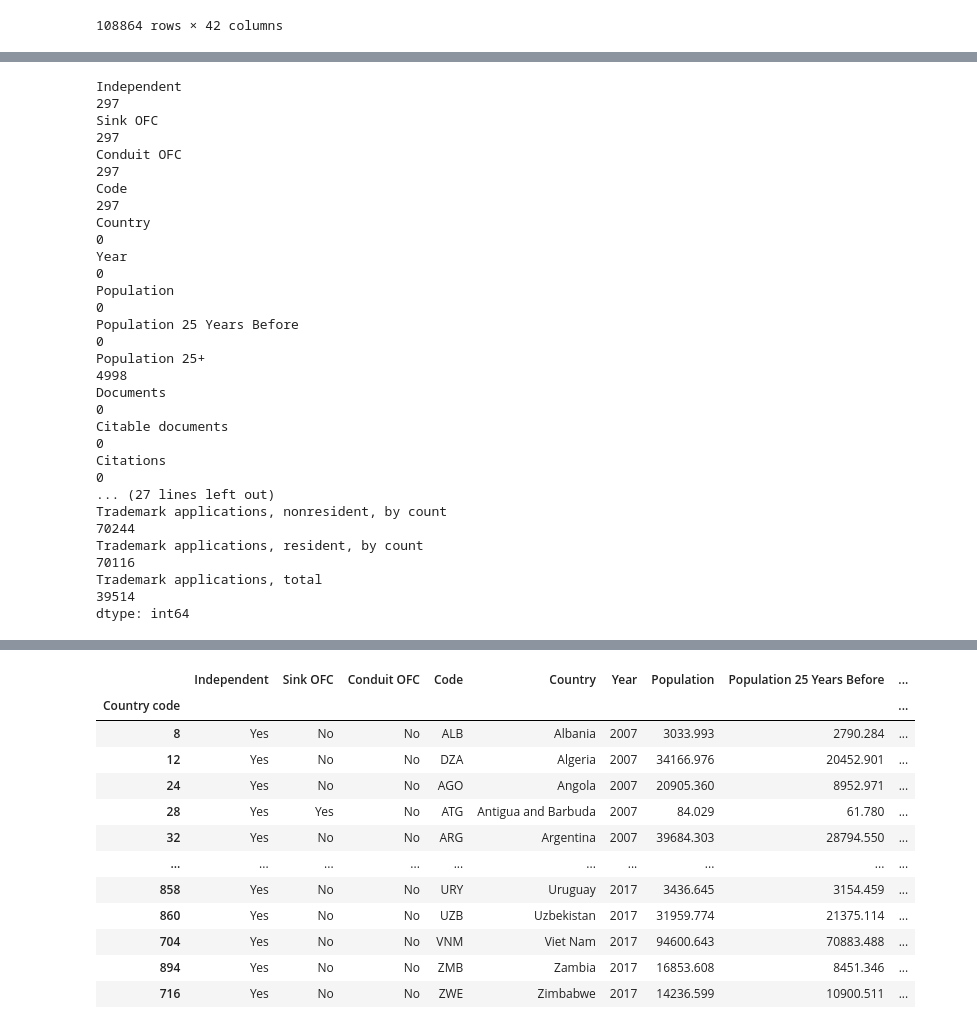
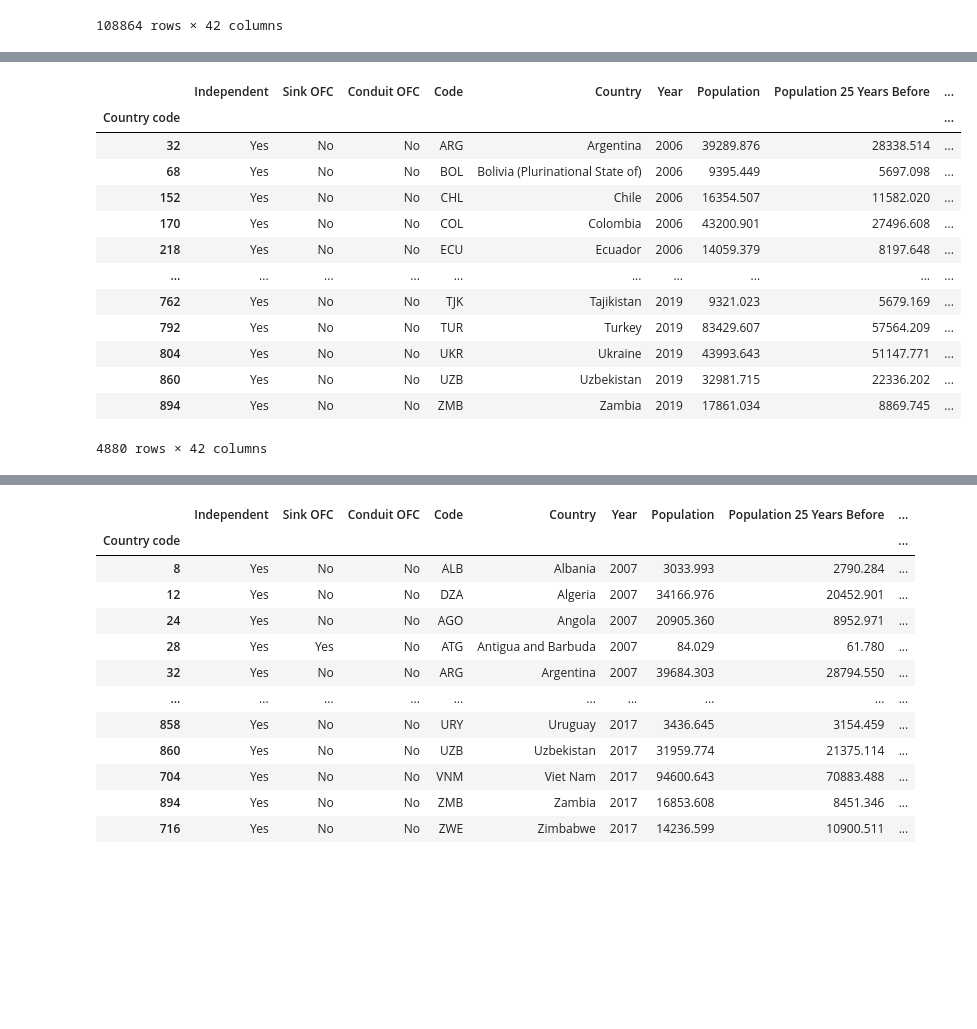
Before and after one commit to sadiogo/gdp_science, a Jupyter notebook: analyses/analyses_diogo.ipynb, the cells around one changed output, grey strips where cells are left out. Cells and saved outputs as stored; diff of their text form; code cells hidden in the pictures; blank space fills up the shorter version.

```diff
--- a/analyses/analyses_diogo.ipynb
+++ b/analyses/analyses_diogo.ipynb
@@ -180,25 +180,23 @@ df.describe()
 | max | 2019.000000 | 1.433784e+06 | 1.230020e+06 | 1.007108e+06 | 699412.000000 | 669877.000000 | 1.956422e+07 | ... |
 8 rows × 36 columns
-# %%
-df.isna().sum()
-# %% [output]
-Independent                                                                                           297
-Sink OFC                                                                                              297
-Conduit OFC                                                                                           297
-Code                                                                                                  297
-Country                                                                                                 0
-Year                                                                                                    0
-Population                                                                                              0
-Population 25 Years Before                                                                              0
-Population 25+                                                                                       4998
-Documents                                                                                               0
-Citable documents                                                                                       0
-Citations                                                                                               0
-... (27 lines left out)
-Trademark applications, nonresident, by count                                                       70244
-Trademark applications, resident, by count                                                          70116
-Trademark applications, total                                                                       39514
-dtype: int64
+# %%
+df.isna().sum()
+df[df['Firms that spend on R&D (% of firms)'].notna()]
+# %% [output]
+|  | Independent | Sink OFC | Conduit OFC | Code | Country | Year | Population | Population 25 Years Before | ... |
+| Country code |  |  |  |  |  |  |  |  | ... |
+| 32 | Yes | No | No | ARG | Argentina | 2006 | 39289.876 | 28338.514 | ... |
+| 68 | Yes | No | No | BOL | Bolivia (Plurinational State of) | 2006 | 9395.449 | 5697.098 | ... |
+| 152 | Yes | No | No | CHL | Chile | 2006 | 16354.507 | 11582.020 | ... |
+| 170 | Yes | No | No | COL | Colombia | 2006 | 43200.901 | 27496.608 | ... |
+| 218 | Yes | No | No | ECU | Ecuador | 2006 | 14059.379 | 8197.648 | ... |
+| ... | ... | ... | ... | ... | ... | ... | ... | ... | ... |
+| 762 | Yes | No | No | TJK | Tajikistan | 2019 | 9321.023 | 5679.169 | ... |
+| 792 | Yes | No | No | TUR | Turkey | 2019 | 83429.607 | 57564.209 | ... |
+| 804 | Yes | No | No | UKR | Ukraine | 2019 | 43993.643 | 51147.771 | ... |
+| 860 | Yes | No | No | UZB | Uzbekistan | 2019 | 32981.715 | 22336.202 | ... |
+| 894 | Yes | No | No | ZMB | Zambia | 2019 | 17861.034 | 8869.745 | ... |
+4880 rows × 42 columns
 # %%
 df_saturated = df[(df['Subject'] == 'All') & (df['Year'] <= 2017) & (df['Year'] >= 2007)].iloc[:, 0:26].dropna()
 
```
Also changed, not shown: parts of 6 cells of this notebook, 5 other files.
